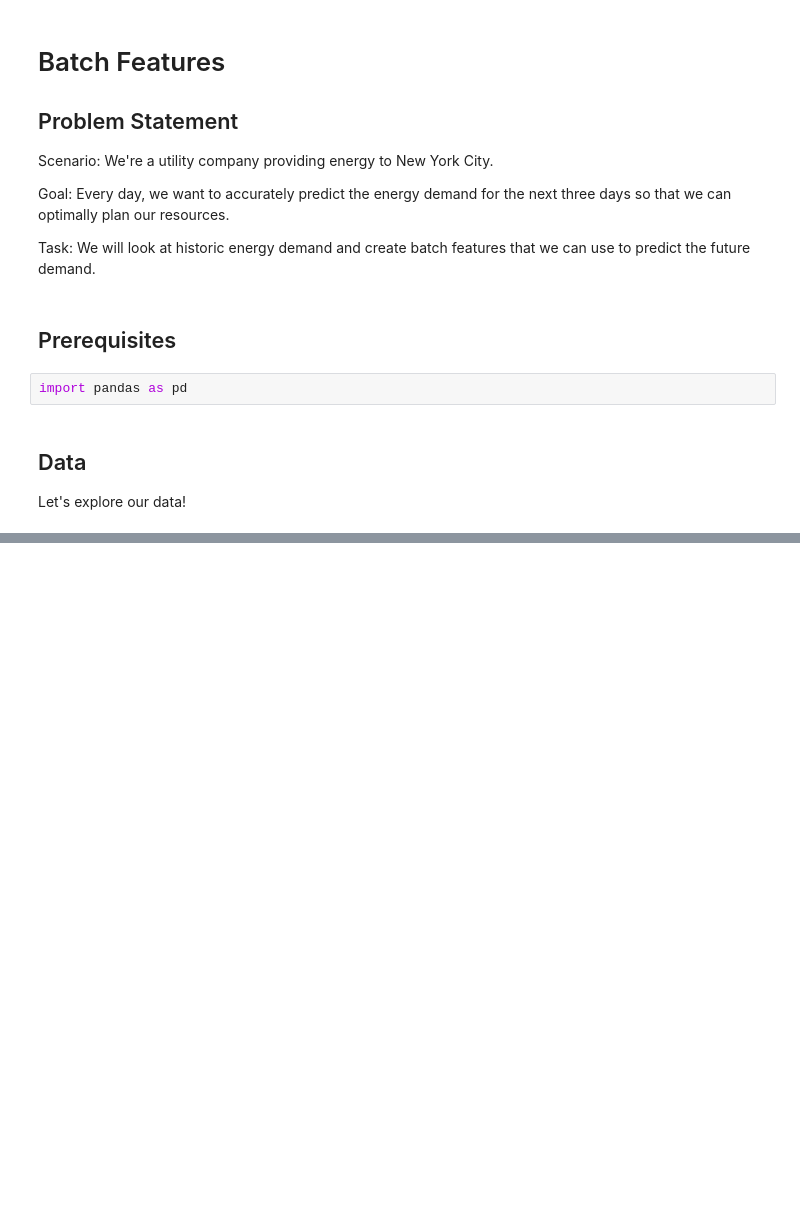
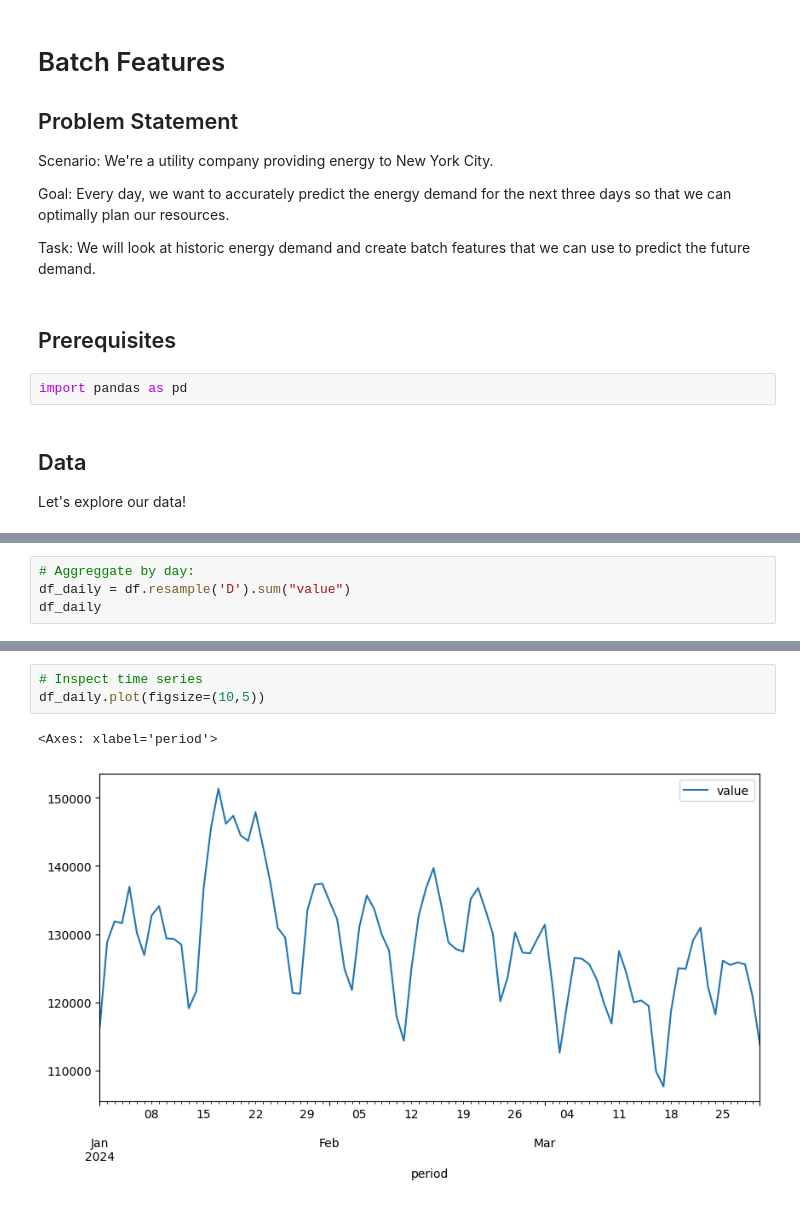
Before and after one commit to power-mithika/real-time-data-forecasting-with-ai-and-python-4565024, a Jupyter notebook: batch/features_calculation.ipynb, the cells around one changed output, grey strips where cells are left out. Saved outputs shown, nothing was run; the diff lists cells and outputs as text; blank space fills up the shorter version.

```diff
--- a/batch/features_calculation.ipynb
+++ b/batch/features_calculation.ipynb
@@ -30,0 +35,4 @@ NameError: name 'pd' is not defined
+# %%
+# Aggreggate by day:
+df_daily = df.resample('D').sum("value")
+df_daily
@@ -30,0 +54,6 @@ NameError: name 'pd' is not defined
+# %%
+# Inspect time series
+df_daily.plot(figsize=(10,5))
+# %% [output]
+<Axes: xlabel='period'>
+[figure, added]
```
Also changed, not shown: parts of 11 cells of this notebook, 1 other file.
